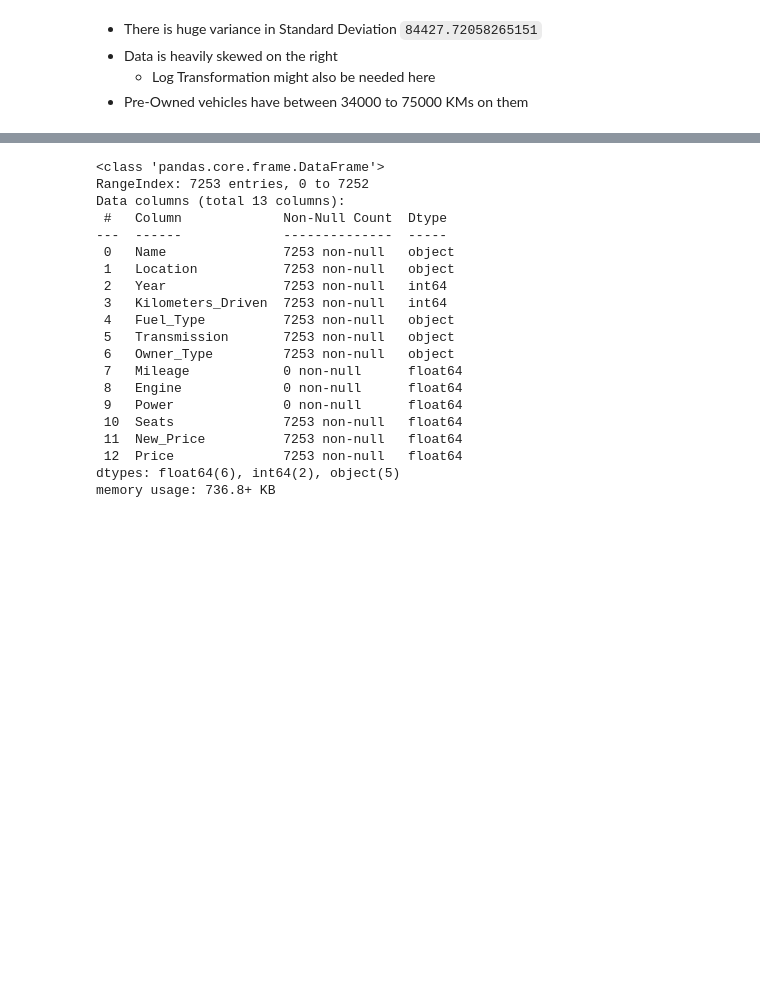
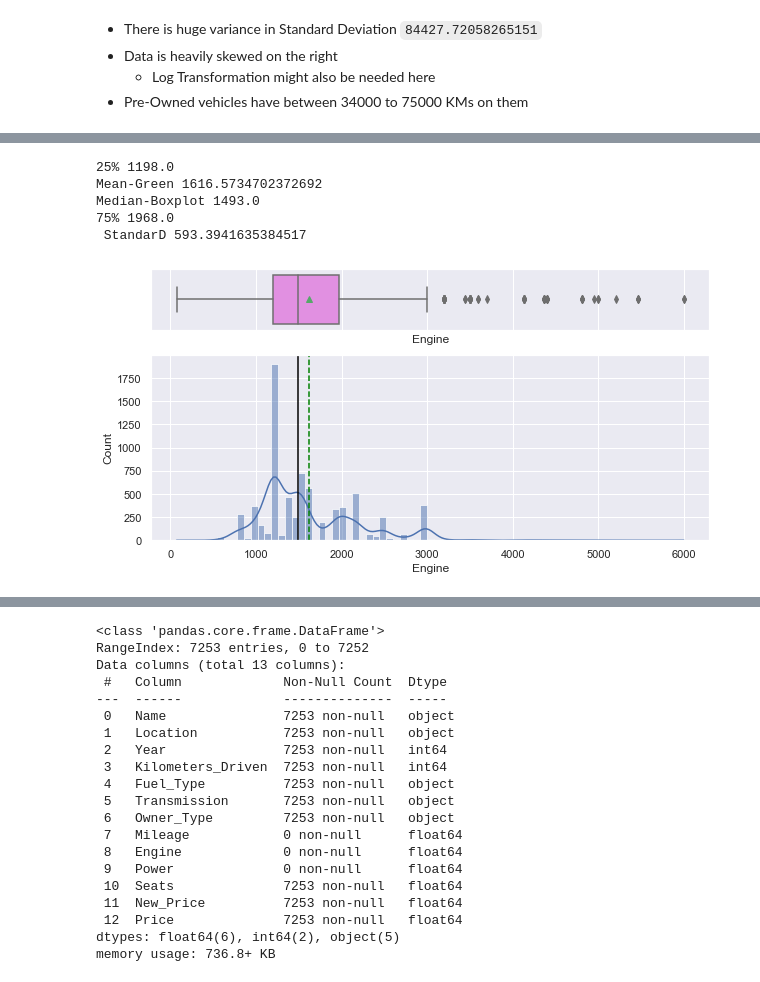
Before and after one commit to miricoder/projects, a Jupyter notebook: Supervised_Learning_Regression/Cars4U_Project.ipynb, the cells around one changed output, grey strips where cells are left out. Drawn from its saved outputs; the diff is of its cells as text; code cells hidden in the pictures; blank space fills up the shorter version.

```diff
--- a/Supervised_Learning_Regression/Cars4U_Project.ipynb
+++ b/Supervised_Learning_Regression/Cars4U_Project.ipynb
@@ -744,0 +757,10 @@ Median-Boxplot 18.16
+# %%
+five_number_summary("Engine")
+hist_box(df, "Engine")
+# %% [output]
+25% 1198.0
+Mean-Green 1616.5734702372692
+Median-Boxplot 1493.0
+75% 1968.0
+ StandarD 593.3941635384517
+[figure, added]
```
Also changed, not shown: parts of 28 cells of this notebook, 4 other files.
